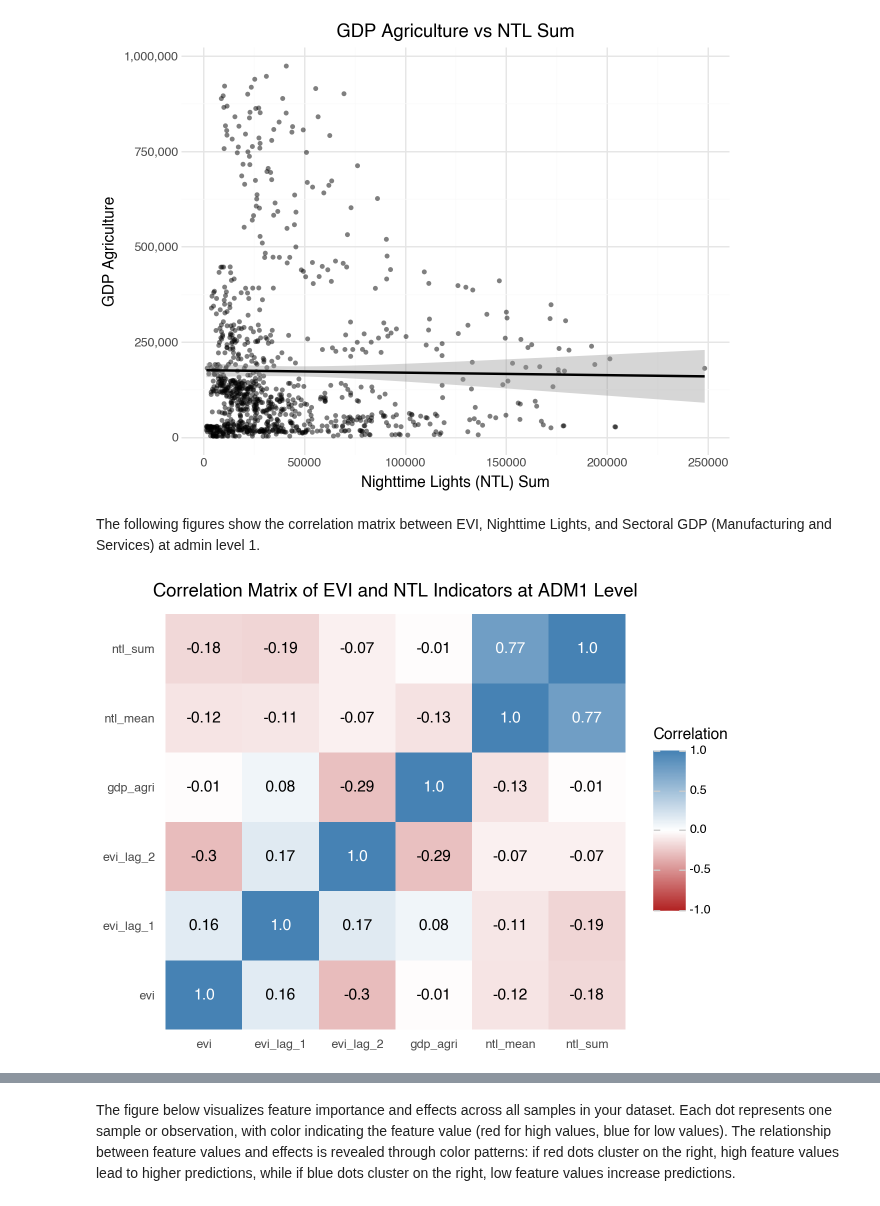
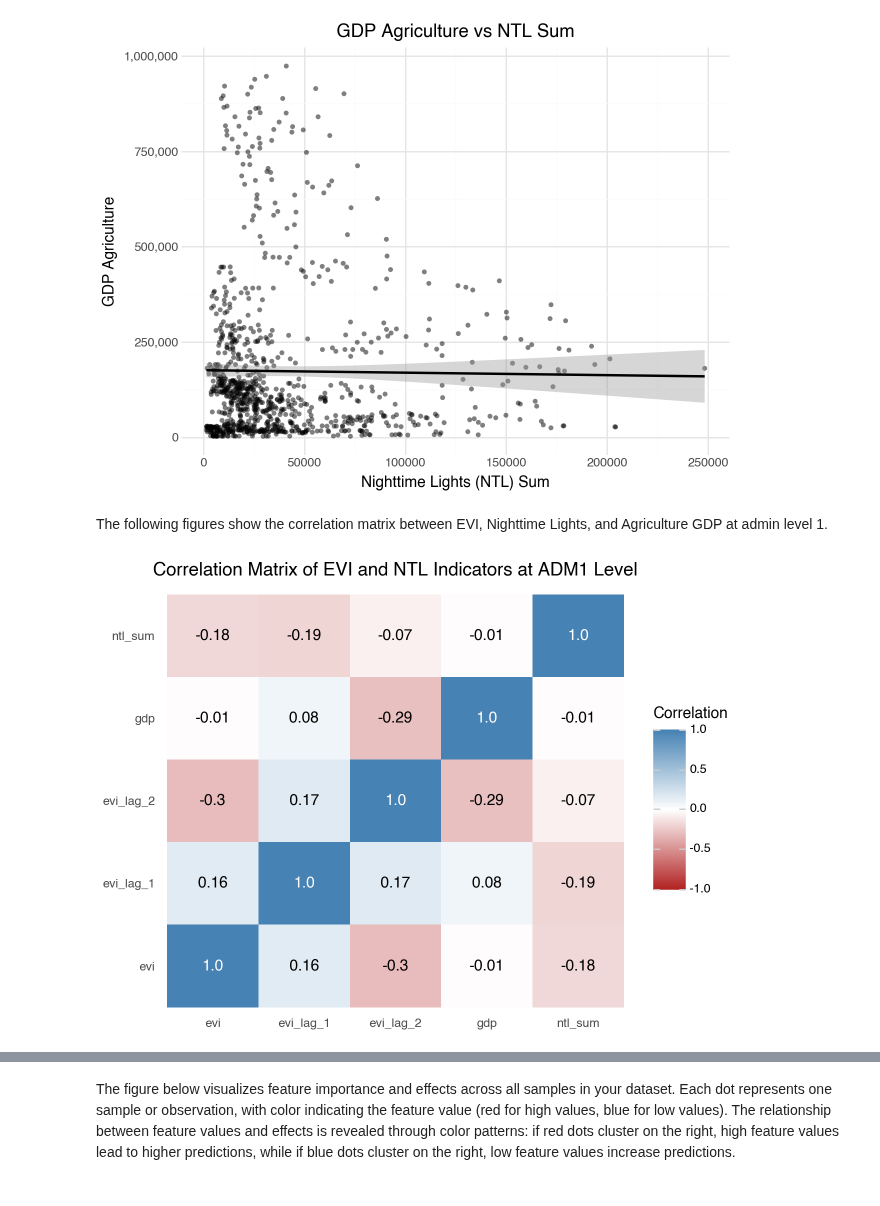
Before and after one commit to datapartnership/myanmar-economic-monitor, a Jupyter notebook: notebooks/vegetation-conditions/evi-manufacturing-analysis.ipynb, the cells around one changed output, grey strips where cells are left out. Cells and saved outputs as stored; diff of their text form; code cells hidden in the pictures.

```diff
--- a/notebooks/vegetation-conditions/evi-manufacturing-analysis.ipynb
+++ b/notebooks/vegetation-conditions/evi-manufacturing-analysis.ipynb
@@ -1235,32 +1166,28 @@ The Sectoral GDP at admin level 1 for all years was estimated based on the secto
 | 17 | Shan (North) | 2.7% |
 # %%
 evi_indicators_adm1 = (
-    gdp_agri_quarterly_adm1.join(evi_adm1, how="left")
+    gdp_quarterly_adm1.join(evi_adm1, how="left")
     .join(ntl_adm1, how="left")
-    .assign(
-        gdp_agri_c=lambda df: df["gdp_agri"] - df["gdp_agri"].mean(),
-        evi_std=lambda df: StandardScaler().fit_transform(df[["evi"]]),
-        ntl_mean_std=lambda df: StandardScaler().fit_transform(df[["ntl_mean"]]),
-        ntl_sum_std=lambda df: StandardScaler().fit_transform(df[["ntl_sum"]]),
-    )
     .reset_index()
     .sort_values(["adm1_name", "date"])
+    .assign(
+        evi_log=lambda df: np.log(df["evi"]),
+        gdp_log=lambda df: np.log(df["gdp"]),
+        ntl_sum_log=lambda df: np.log(df["ntl_sum"]),
+        is_crop_season=lambda df: df["date"].dt.month.isin([7, 8, 9, 10, 11, 12, 1, 2]),
+    )
     .groupby("adm1_name")
     .apply(
         lambda df: df.assign(
             evi_lag_1=df["evi"].shift(1),
             evi_lag_2=df["evi"].shift(2),
-            evi_lag_1_std=lambda dff: StandardScaler().fit_transform(
-                dff[["evi_lag_1"]]
-            ),
-            evi_lag_2_std=lambda dff: StandardScaler().fit_transform(
-                dff[["evi_lag_2"]]
-            ),
+            evi_lag_1_log=lambda df: np.log(df["evi_lag_1"]),
+            evi_lag_2_log=lambda df: np.log(df["evi_lag_2"]),
             ntl_sum_lag_1=df["ntl_sum"].shift(1),
             ntl_sum_lag_2=df["ntl_sum"].shift(2),
         ),
     )
-    .set_index(["adm1_name", "date"])
+    .reset_index(drop=True)
 )
 # %%
 (
@@ -1314,46 +1241,45 @@ evi_indicators_adm1 = (
 # %% [output]
 [figure]
 # %% [markdown]
-The following figures show the correlation matrix between EVI, Nighttime Lights, and Sectoral GDP (Manufacturing and Services) at admin level 1.
+The following figures show the correlation matrix between EVI, Nighttime Lights, and Agriculture GDP at admin level 1.
 # %%
 (
     evi_indicators_adm1.filter(
         [
-            "gdp_agri",
+            "gdp",
             "evi",
             "evi_lag_1",
             "evi_lag_2",
-            "ntl_mean",
             "ntl_sum",
         ]
     )
     .corr()
     .reset_index()
     .melt(id_vars=["index"], var_name="variable", value_name="correlation")
     .rename(columns={"index": "variable_1", "variable": "variable_2"})
     .assign(
         correlation=lambda df: df["correlation"].round(2),
         text_color=lambda df: df["correlation"].apply(
             lambda x: "white" if abs(x) > 0.5 else "black"
         ),
     )
     .pipe((p9.ggplot, "data"))
     + p9.aes(x="variable_1", y="variable_2", fill="correlation")
     + p9.geom_tile()
     + p9.scale_fill_gradient2(
         low="firebrick", mid="white", high="steelblue", limits=(-1, 1)
     )
     + p9.geom_text(p9.aes(label="correlation", color="text_color"))
     + p9.scale_color_identity()
     + p9.labs(
         title="Correlation Matrix of EVI and NTL Indicators at ADM1 Level",
         fill="Correlation",
         x="",
         y="",
     )
     + p9.theme_minimal()
     + p9.theme(panel_grid_major=p9.element_blank())
 )
 # %% [output]
-[figure, old version]
+[figure, new version]
 # %%
```
Also changed, not shown: parts of 32 cells of this notebook, 1 other file.
